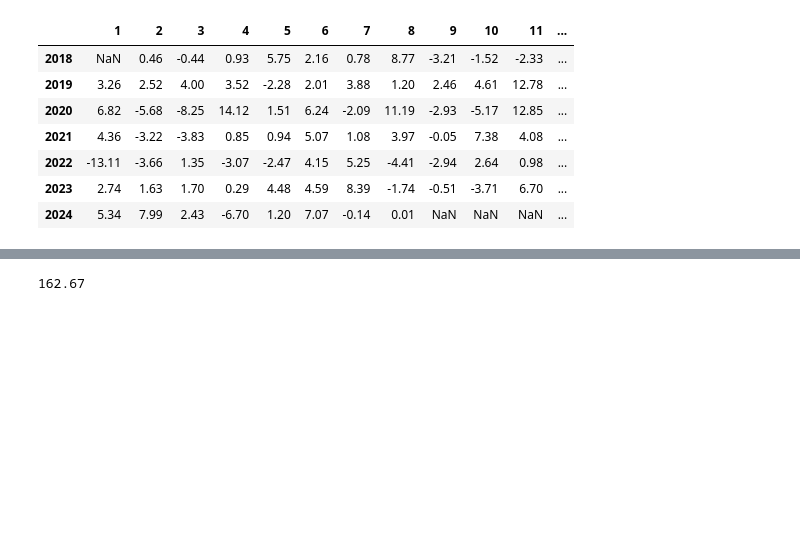
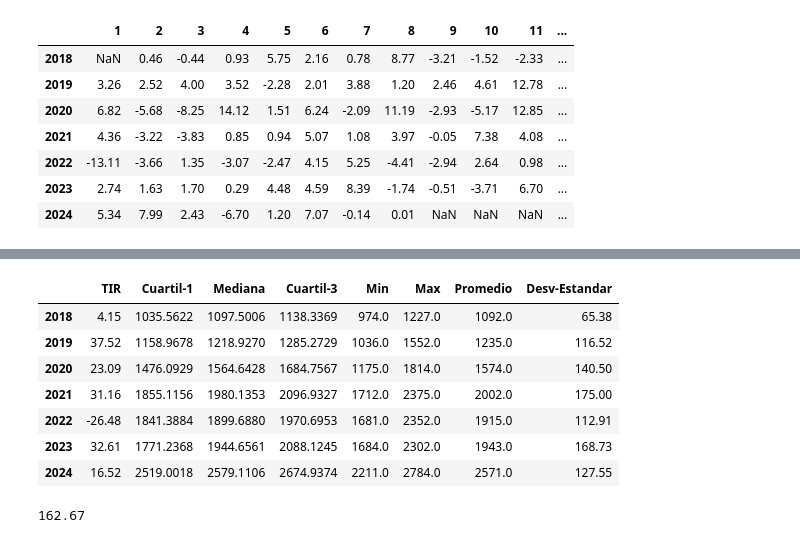
Before and after one commit to MauricioVrx/FintualCV, a Jupyter notebook: anual_tests.ipynb, the cells around one changed output, grey strips where cells are left out. Saved outputs shown, nothing was run; the diff lists cells and outputs as text; code cells hidden in the pictures; blank space fills up the shorter version.

```diff
--- a/anual_tests.ipynb
+++ b/anual_tests.ipynb
@@ -1,9 +1,8 @@
 # %%
 import numpy_financial as npf
 import numpy as np
-from datetime import datetime as dt
 import pandas as pd
-from datetime import timedelta as td
+from datetime import datetime as dt, timedelta as td
 
 def set_decimals(n, d = 2):
     return np.round(n,d)
@@ -22,14 +21,14 @@ class Portfolio:
         ----------
         sheet_name : Str
             Nombre de la pestaña del archivo Excel de donde se obtendrá los datos del Portafolio
+    '''
 
-    '''
     def __init__(self, sheet_name):
-        self.name       = sheet_name
-        self.info       = pd.read_excel(f"precios.xlsx",sheet_name=sheet_name) # get_excel_info(sheet_name)
-        self.primer_dia = self.info.iloc[-1]
-        self.ultimo_dia = self.info.iloc[ 0]
-        self.anos       = self.info['ano'].unique().tolist()[::-1]
+        self.name       = sheet_name                                           # Str       : Nombre del portafolio
+        self.info       = pd.read_excel(f"precios.xlsx",sheet_name=sheet_name) # DataFrame : get_excel_info(sheet_name)
+        self.primer_dia = self.info.iloc[-1]                                   # Series    : Datos del primer día historico del portafolio
+        self.ultimo_dia = self.info.iloc[ 0]                                   # Series    : Datos del último día del portafolio registrado en el documento
+        self.anos       = self.info['ano'].unique().tolist()[::-1]             # list      : Listado de años transcurrido en el listado
 
         # Datos Precio del Portafolio de inicio a fin
         # Dataframe historico
@@ -56,15 +55,19 @@ class Portfolio:
         # Dataframe con los datos estadisticos de "Precio" de la acción en el transcurso anual y mensual
         self.t_price_year_info, self.t_price_months_info        = self.info_per_year(self.info, self.anos,months=True, column_info_name="precio")
         # Dataframe con los datos estadisticos de "Activos totales" de la acción en el transcurso anual y mensual
-        self.t_total_assets_year_info, self.t_total_assets_info = self.info_per_year(self.info, self.anos,months=True, column_info_name="activos_totales")
+        self.t_total_assets_year_info, self.t_total_assets_months_info = self.info_per_year(self.info, self.anos,months=True, column_info_name="activos_totales")
         # Dataframe con los datos estadisticos de "Accionistas" de la acción en el transcurso anual y mensual
-        self.t_shareholders_year_info, self.t_shareholders_info = self.info_per_year(self.info, self.anos,months=True, column_info_name="accionistas")
-
+        self.t_shareholders_year_info, self.t_shareholders_months_info = self.info_per_year(self.info, self.anos,months=True, column_info_name="accionistas")
 
 
     def __str__(self):
         return self.name
 
+    def months_especific_info(self , df, value_name):
+        return df.map(lambda x: x.get(value_name) if isinstance(x, dict) else None)
+
+    # def get_months_especific_info(self, value_name):
+    #     return RN_info.t_price_months_info.map(lambda x: x.get(value_name) if isinstance(x, dict) else None)
 
     def section_info(self, info, column_info_name="precio"):
         """Obtiene y calcula los valores estadisticos de inicio a fin de una columna en específico(Precio por defecto) del archivo de Excel
@@ -112,6 +115,7 @@ class Portfolio:
         Diccionario
             Diccionario que contiene el [año]: con otro diccionario que contiene los datos [estadísticos]
         """
+
         tem_mensual = {}
         months_list =  year_info['mes'].unique().tolist()[::-1]
         for m in months_list:
@@ -143,6 +147,7 @@ class Portfolio:
             DataFrame que contiene el [mes]: con los datos [estadísticos]
 
         """
+
         dict_anual   = {}
         dict_mensual = {}
 
@@ -153,10 +158,11 @@ class Portfolio:
                 dict_mensual[y] = self.info_per_month(year_info, column_info_name)
 
         df_anual  = pd.DataFrame(dict_anual, index=indx)
-        df_months = pd.DataFrame(dict_mensual)
 
         if months == True:
-            return df_anual.T, df_months.sort_index().T
+            df_months = pd.DataFrame(dict_mensual)
+            df_months = df_months.sort_index().T
+            return df_anual.T, df_months
         else:
             return df_anual.T
 
@@ -232,7 +238,16 @@ RN_info = Portfolio('Risky Norris')
 
 # RN_info.t_price_months_info.map(lambda x: x[0] if isinstance(x, list) else x) ###########
 
-RN_info.t_price_months_info.map(lambda x: x.get('TIR') if isinstance(x, dict) else None)
+# RN_info.t_price_months_info.map(lambda x: x.get('TIR') if isinstance(x, dict) else None) #################################
+# RN_info.t_price_months_info.map(lambda x: x.get('TIR') if isinstance(x, dict) else None)
+
+# RN_info.months_especific_info(RN_info.t_price_months_info,'TIR')
+# RN_info.months_especific_info(RN_info.t_price_months_info,'TIR')
+
+# setattr(self.t_price_months_info, 'get_params', self._months_especific_info)
+
+# RN_info.t_price_months_info.get_params(RN_info.t_price_months_info, "TIR")
+RN_info.months_especific_info(RN_info.t_price_months_info, "TIR")
 # %% [output]
 |  | 1 | 2 | 3 | 4 | 5 | 6 | 7 | 8 | 9 | 10 | 11 | ... |
 | 2018 | NaN | 0.46 | -0.44 | 0.93 | 5.75 | 2.16 | 0.78 | 8.77 | -3.21 | -1.52 | -2.33 | ... |
@@ -245,3 +309,14 @@ RN_info.t_price_months_info.map(lambda x: x.get('TIR') if isinstance(x, dict) el
+# %%
+RN_info.t_price_year_info
+# %% [output]
+|  | TIR | Cuartil-1 | Mediana | Cuartil-3 | Min | Max | Promedio | Desv-Estandar |
+| 2018 | 4.15 | 1035.5622 | 1097.5006 | 1138.3369 | 974.0 | 1227.0 | 1092.0 | 65.38 |
+| 2019 | 37.52 | 1158.9678 | 1218.9270 | 1285.2729 | 1036.0 | 1552.0 | 1235.0 | 116.52 |
+| 2020 | 23.09 | 1476.0929 | 1564.6428 | 1684.7567 | 1175.0 | 1814.0 | 1574.0 | 140.50 |
+| 2021 | 31.16 | 1855.1156 | 1980.1353 | 2096.9327 | 1712.0 | 2375.0 | 2002.0 | 175.00 |
+| 2022 | -26.48 | 1841.3884 | 1899.6880 | 1970.6953 | 1681.0 | 2352.0 | 1915.0 | 112.91 |
+| 2023 | 32.61 | 1771.2368 | 1944.6561 | 2088.1245 | 1684.0 | 2302.0 | 1943.0 | 168.73 |
+| 2024 | 16.52 | 2519.0018 | 2579.1106 | 2674.9374 | 2211.0 | 2784.0 | 2571.0 | 127.55 |
 # %%
 print(RN_info.t_tir)
 # %% [output]
```
Also changed, not shown: parts of 4 cells of this notebook, 5 other files.
